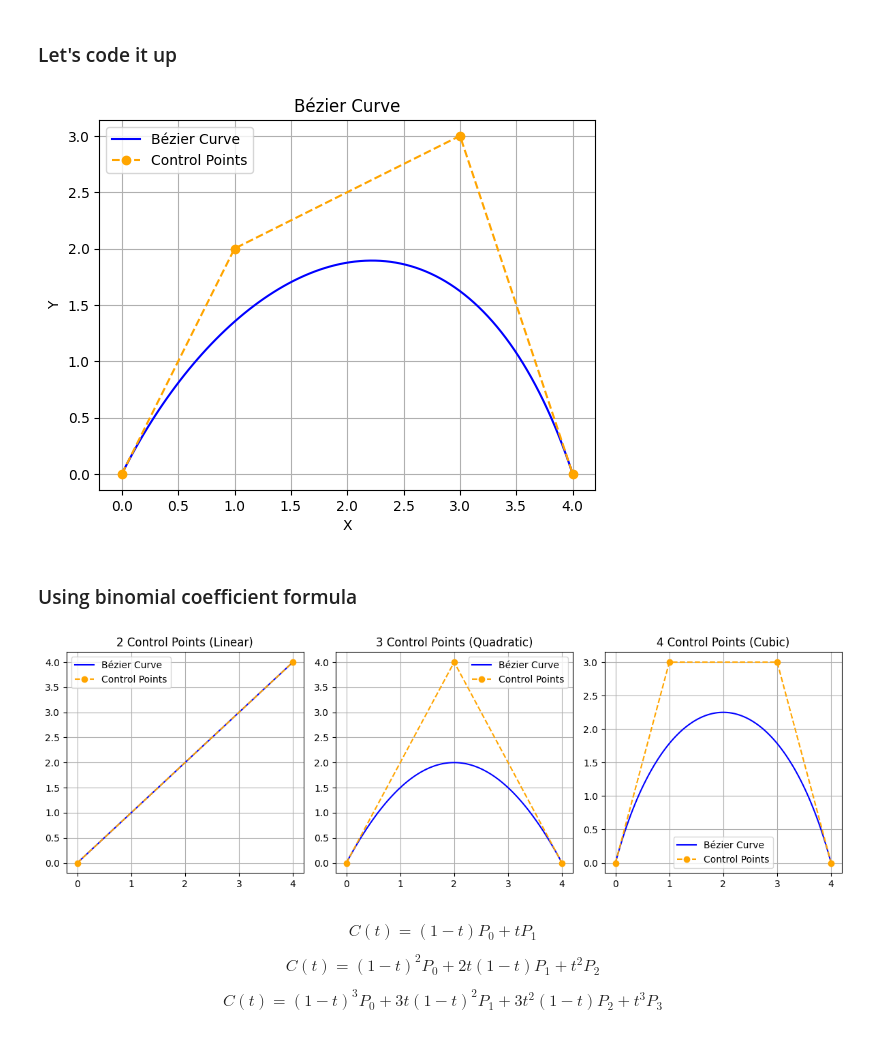
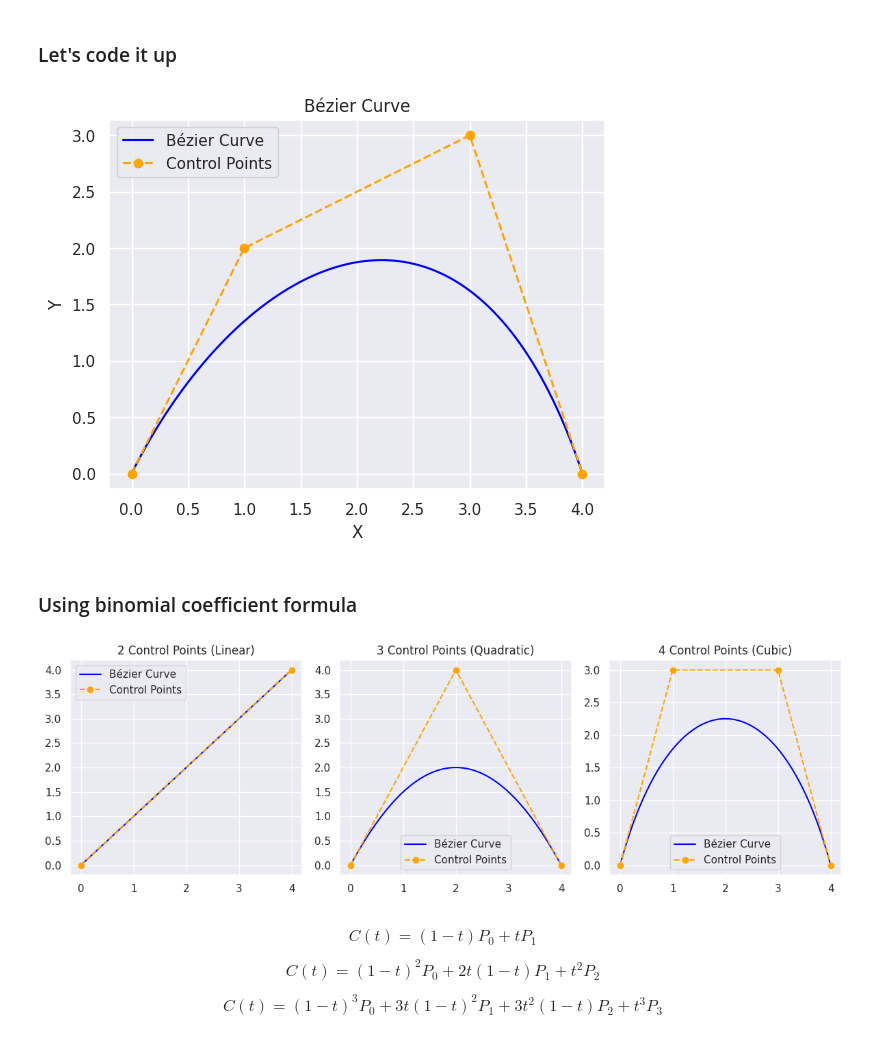
Before and after one commit to spagnoloG/kan, a Jupyter notebook: code/notebooks/01-bezier_curves.ipynb, the cells around one changed output. Cells and saved outputs as stored; diff of their text form; code cells hidden in the pictures.

```diff
--- a/code/notebooks/01-bezier_curves.ipynb
+++ b/code/notebooks/01-bezier_curves.ipynb
@@ -160,6 +160,8 @@ By combining multiple Bézier curves, complex shapes can be approximated, formin
 import numpy as np
 import matplotlib.pyplot as plt
 from math import comb
+import seaborn as sns
+sns.set_theme()
 # %%
 control_points = np.array([
     [0, 0],  # P0
@@ -185,18 +187,18 @@ curve_points = control_points.T @ bezier_matrix @ T
 # %%
 plt.plot(curve_points[0, :], curve_points[1, :], label='Bézier Curve', color='blue')
 
 control_x, control_y = control_points[:, 0], control_points[:, 1]
 plt.plot(control_x, control_y, '--o', label='Control Points', color='orange')
 
 plt.title('Bézier Curve')
 plt.xlabel('X')
 plt.ylabel('Y')
 plt.legend()
-plt.grid()
+plt.grid(True)
 plt.axis('equal')
 plt.show()
 # %% [output]
-[figure, old version]
+[figure, new version]
 # %% [markdown]
 ### Using binomial coefficient formula
 # %%
@@ -233,7 +235,7 @@ plt.plot(curve_2[:, 0], curve_2[:, 1], label="Bézier Curve", color="blue")
 plt.plot(control_points_2[:, 0], control_points_2[:, 1], '--o', label="Control Points", color="orange")
 plt.title("2 Control Points (Linear)")
 plt.legend()
-plt.grid()
+plt.grid(True)
 
 # Plot for 3 control points
 plt.subplot(1, 3, 2)
@@ -241,7 +243,7 @@ plt.plot(curve_3[:, 0], curve_3[:, 1], label="Bézier Curve", color="blue")
 plt.plot(control_points_3[:, 0], control_points_3[:, 1], '--o', label="Control Points", color="orange")
 plt.title("3 Control Points (Quadratic)")
 plt.legend()
-plt.grid()
+plt.grid(True)
 
 # Plot for 4 control points
 plt.subplot(1, 3, 3)
@@ -249,12 +251,12 @@ plt.plot(curve_4[:, 0], curve_4[:, 1], label="Bézier Curve", color="blue")
 plt.plot(control_points_4[:, 0], control_points_4[:, 1], '--o', label="Control Points", color="orange")
 plt.title("4 Control Points (Cubic)")
 plt.legend()
-plt.grid()
+plt.grid(True)
 
 plt.tight_layout()
 plt.show()
 # %% [output]
-[figure, old version]
+[figure, new version]
 # %% [markdown]
 $$
 C(t) = (1-t) P_0 + t P_1
```
Also changed, not shown: parts of 1 cell of this notebook, 1 other file.
